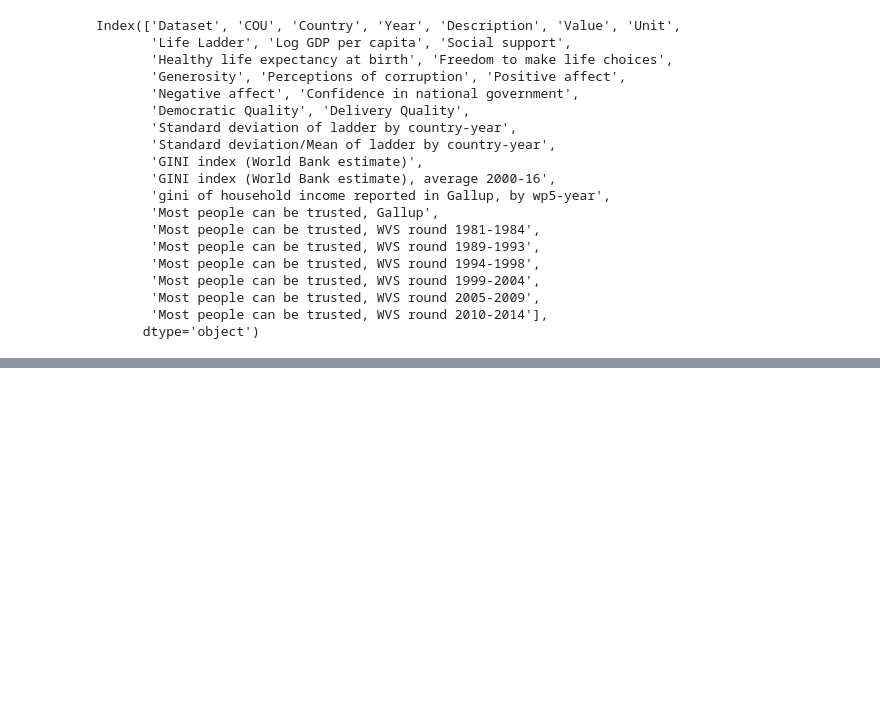
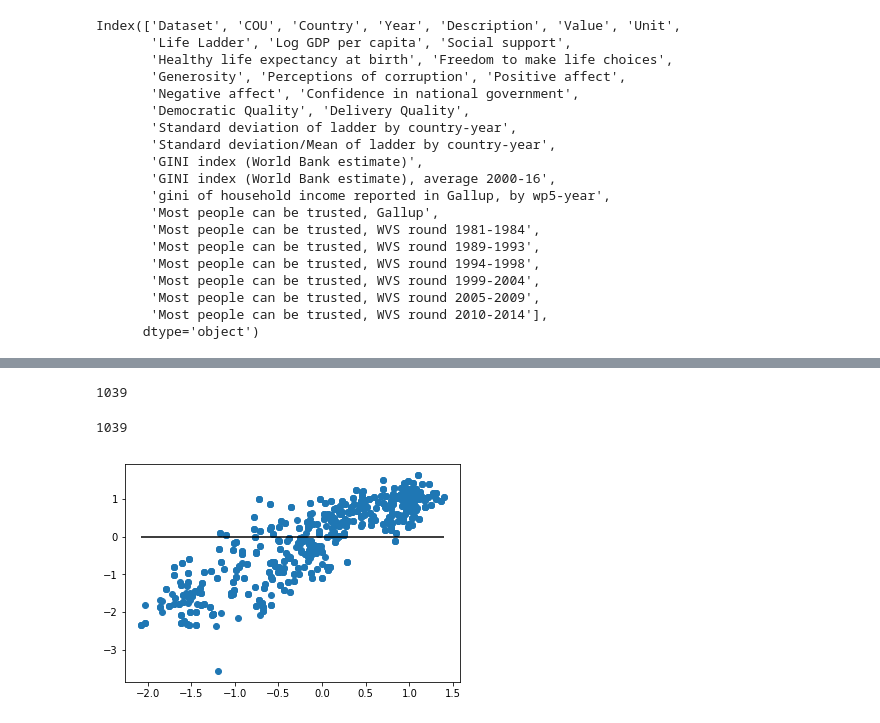
Before and after one commit to JosefinaAureaAmaro/04_Project_Python_MachineLearning, a Jupyter notebook: static/multivariate_linregression_sc.ipynb, the cells around one changed output, grey strips where cells are left out. Drawn from its saved outputs; the diff is of its cells as text; code cells hidden in the pictures; blank space fills up the shorter version.

```diff
--- a/static/multivariate_linregression_sc.ipynb
+++ b/static/multivariate_linregression_sc.ipynb
@@ -69,5 +104,12 @@ Index(['Dataset', 'COU', 'Country', 'Year', 'Description', 'Value', 'Unit',
 # %%
-X = data_allyears[['Log GDP per capita', 'Social support', 'Healthy life expectancy at birth', 'Freedom to make life choices', 'Generosity', 'Perceptions of corruption', 'Confidence in national government', 'GINI index (World Bank estimate)']]
-y = data_allyears[['Life Ladder']].values.reshape(-1, 1)
+### Pick out only rows with the specified columns
+data_sliced_df = data_allyears[['Log GDP per capita', 'Social support', 'Healthy life expectancy at birth', 'Freedom to make life choices', 'Generosity', 'Perceptions of corruption', 'Confidence in national government', 'GINI index (World Bank estimate), average 2000-16', 'Life Ladder']]
+
+### Fix the dataframe by dropping null values
+data_allyears_clean = data_sliced_df.dropna()
+
+### Determine our X and y dataframes
+X = data_allyears_clean[['Log GDP per capita', 'Social support', 'Healthy life expectancy at birth', 'Freedom to make life choices', 'Generosity', 'Perceptions of corruption', 'Confidence in national government', 'GINI index (World Bank estimate), average 2000-16']]
+y = data_allyears_clean[['Life Ladder']].values.reshape(-1, 1)
 print(X.shape, y.shape)
 # %% [output]
@@ -99,0 +179,15 @@ MissingDataError: exog contains inf or nans
+# %%
+len(predictions)
+# %% [output]
+1039
+# %%
+len(y_scaled)
+# %% [output]
+1039
+# %%
+# Check predictions by visualizing residuals -> differences between the actual values of y, and the predictions
+plt.scatter(predictions, y_scaled)
+plt.hlines(y=0, xmin=predictions.min(), xmax=predictions.max())
+plt.show()
+# %% [output]
+[figure, added]
```
Also changed, not shown: parts of 8 cells of this notebook, 5 other files.
